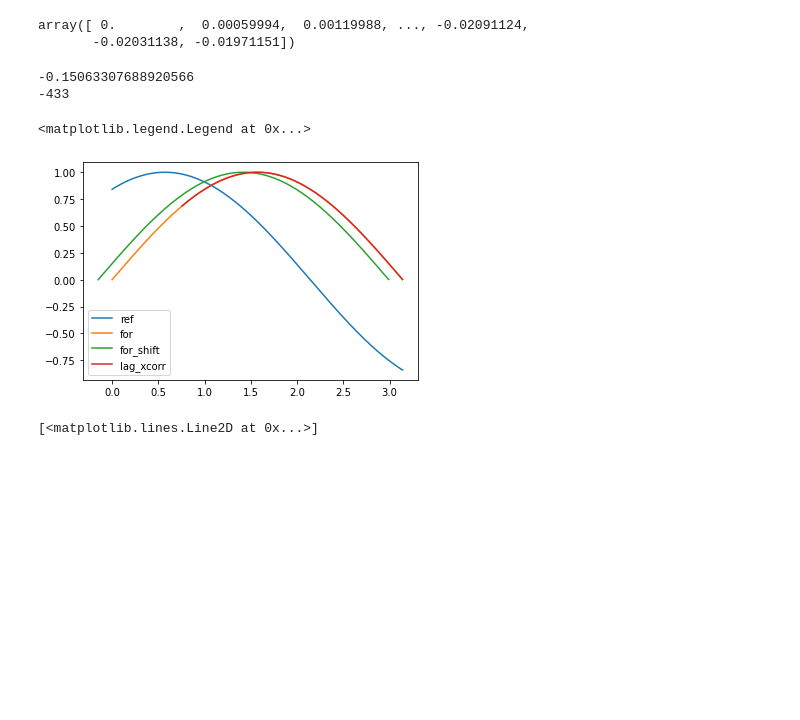
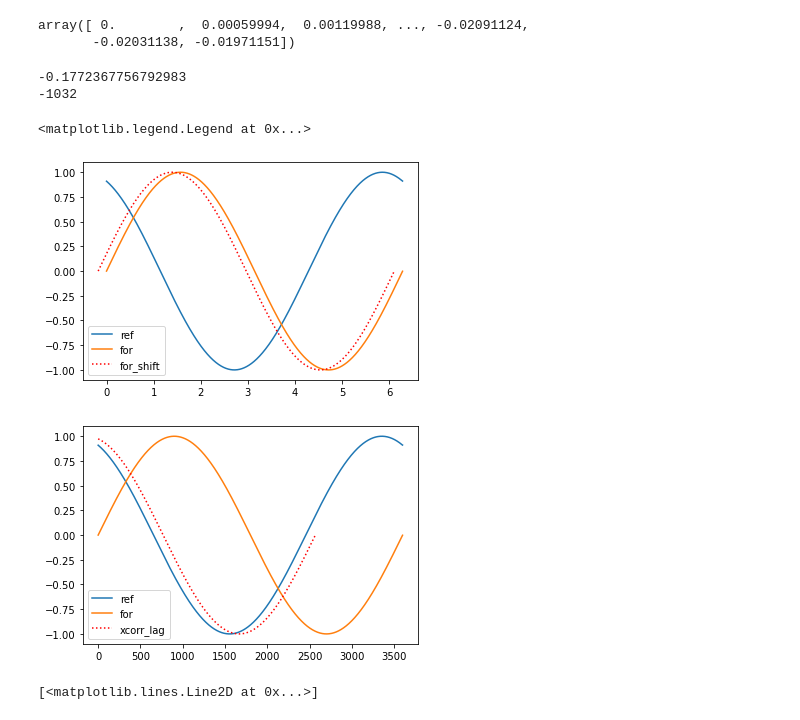
Before and after one commit to neuralabc/spft-java, a Jupyter notebook: spft/ComputingBxMetrics_testing.ipynb, the cells around one changed output. Saved outputs shown, nothing was run; the diff lists cells and outputs as text; code cells hidden in the pictures; blank space fills up the shorter version.

Commit message:
tested lag metrics, standard xcorr looks most solid

```diff
--- a/spft/ComputingBxMetrics_testing.ipynb
+++ b/spft/ComputingBxMetrics_testing.ipynb
@@ -122,34 +122,42 @@ trial_rmse = np.sqrt(np.mean((ref_vals_interp-for_vals)**2)) #root mean squared
 trial_sse = ((ref_vals_interp-for_vals)**2).sum()
 # %%
 ## testing this approach, WITHOUT interpolation of the signal (all timeseries are same length)
-num_els = 600
-for_time = np.arange(0,180,.1) * np.pi / 180.
+num_els = 1000
+offset = 2
+for_time = np.arange(0,360,.1) * np.pi / 180.
 for_vals = np.sin(for_time)
 ref_time = for_time[::2]
-ref_vals = np.sin(ref_time+1)
+ref_vals = np.sin(ref_time+offset)
 ref_vals_interp = np.interp(for_time,ref_time,ref_vals) #linear (piece-wise) interpolation of presented target bar positions into the actual response, now we can subtract directly
 
 # compute temporal lag
 def err_func(p):
     # print(p)
     return interp1d(for_time,ref_vals_interp,kind='cubic',fill_value="extrapolate",assume_sorted=True)(for_time[1:-1]+p[0]) - for_vals[1:-1]
 
 p0 = [0,] # Inital guess of no shift
 found_shift = leastsq(err_func,p0)[0][0]
 lag_xcorr = lag_calc(ref_vals_interp,for_vals)
 print(found_shift)
 print(lag_xcorr)
+
+# lstsq approach
 plt.plot(for_time,ref_vals_interp,label='ref')
 plt.plot(for_time,for_vals,label='for')
-plt.plot(for_time+found_shift,for_vals,label='for_shift')
-plt.plot(for_time[lag_xcorr*-1:],for_vals[lag_xcorr*-1:],label='lag_xcorr')
+plt.plot(for_time+found_shift,for_vals,'r:',label='for_shift')
+plt.legend()
 
+plt.figure() #xcorr approach
+plt.plot(ref_vals_interp,label='ref')
+plt.plot(for_vals,label='for')
+plt.plot(for_vals[lag_xcorr*-1:],'r:',label='xcorr_lag')
 plt.legend()
 # %% [output]
--0.15063307688920566
--433
+-0.1772367756792983
+-1032
 <matplotlib.legend.Legend at 0x...>
-[figure, old version]
+[figure, new version]
+[figure, added]
 # %%
 # %% [output]
 [<matplotlib.lines.Line2D at 0x...>]
```
